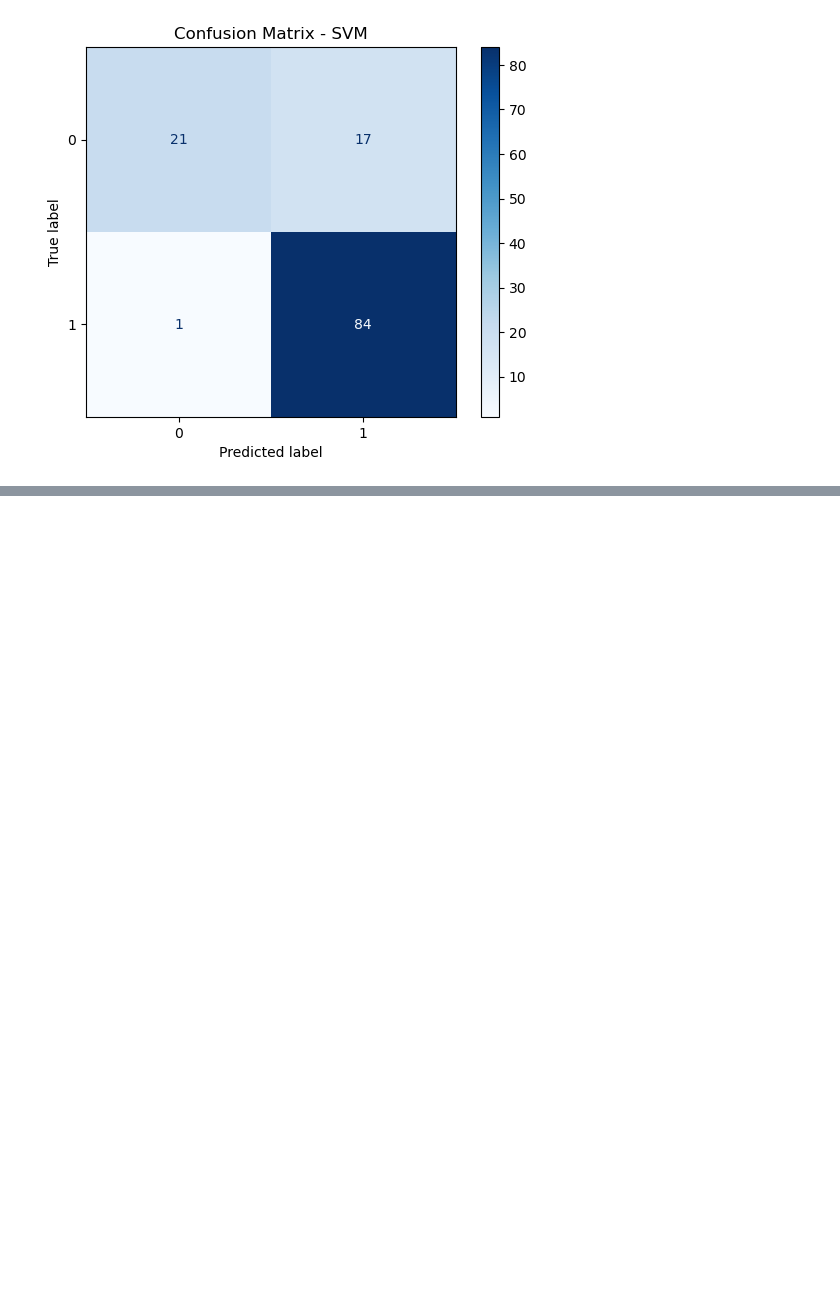
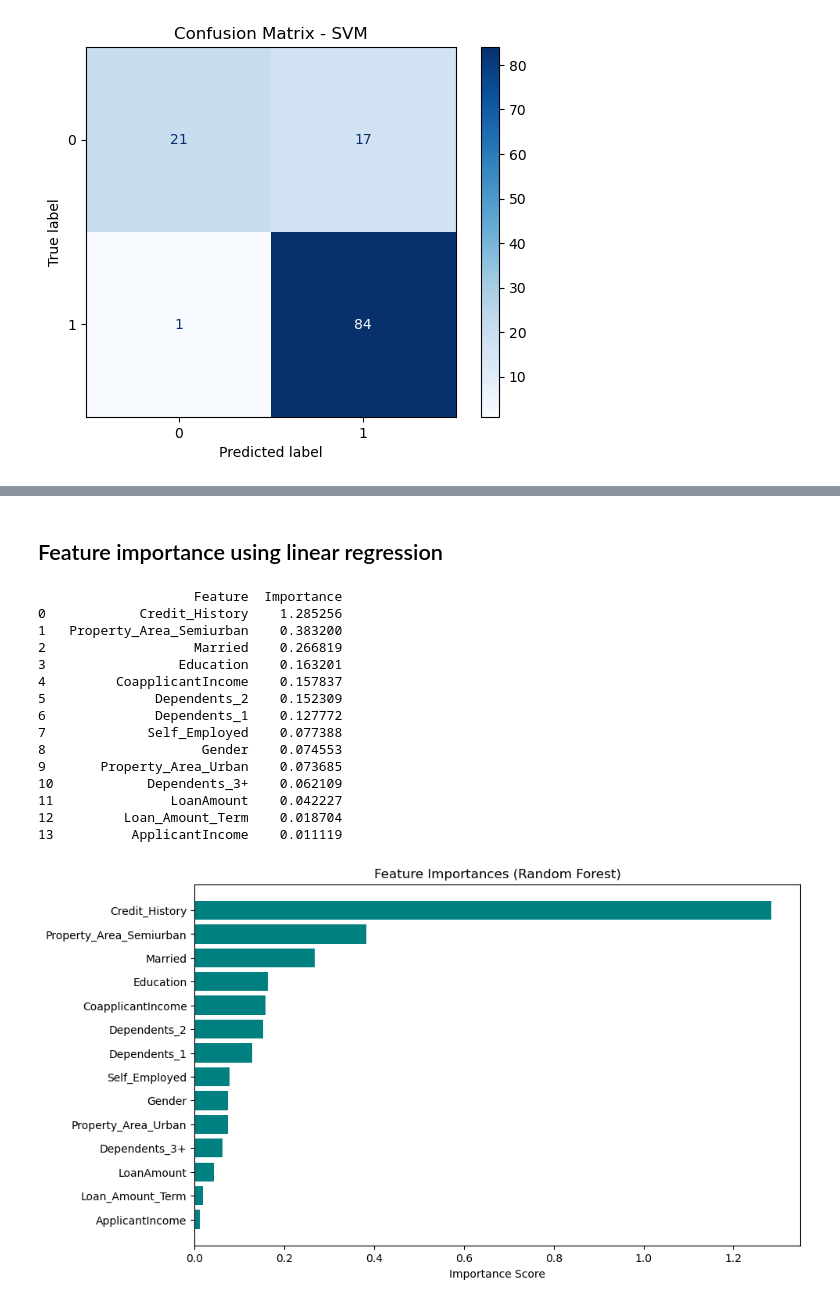
Before and after one commit to amritisinha7/Loan_approval_prediction, a Jupyter notebook: Loan_approval_prediction.ipynb, the cells around one changed output, grey strips where cells are left out. Saved outputs shown, nothing was run; the diff lists cells and outputs as text; code cells hidden in the pictures; blank space fills up the shorter version.

Commit message:
updated loan approval predection analysis

```diff
--- a/Loan_approval_prediction.ipynb
+++ b/Loan_approval_prediction.ipynb
@@ -484,7 +456,7 @@ log_reg = LogisticRegression(
 )
 
 # Train the model
-log_reg.fit(X_train, y_train)
+model_lr = log_reg.fit(X_train, y_train)
 
 # Predictions
 y_pred = log_reg.predict(X_test)
@@ -625 +595,50 @@ plt.show()
+# %% [markdown]
+## Feature importance using linear regression
+# %%
+feature_names = [
+    'Gender', 'Married', 'Education', 'Self_Employed',
+    'ApplicantIncome', 'CoapplicantIncome', 'LoanAmount',
+    'Loan_Amount_Term', 'Credit_History',
+    'Property_Area_Semiurban', 'Property_Area_Urban',
+    'Dependents_1', 'Dependents_2', 'Dependents_3+'
+]
+
+coefficients = model_lr.coef_[0]  # 1D array of coefficients
+
+# Create feature importance DataFrame
+importances = pd.DataFrame({
+    'Feature': feature_names,
+    'Importance': np.abs(coefficients)  # absolute value for importance
+})
+
+# Sort by importance
+importances = importances.sort_values(by='Importance', ascending=False).reset_index(drop=True)
+
+# Display table
+print(importances)
+
+# Plot feature importance
+plt.figure(figsize=(10, 6))
+plt.barh(importances['Feature'], importances['Importance'], color='teal')
+plt.title('Feature Importances (Random Forest)')
+plt.xlabel('Importance Score')
+plt.gca().invert_yaxis()
+plt.show()
+# %% [output]
+                    Feature  Importance
+0            Credit_History    1.285256
+1   Property_Area_Semiurban    0.383200
+2                   Married    0.266819
+3                 Education    0.163201
+4         CoapplicantIncome    0.157837
+5              Dependents_2    0.152309
+6              Dependents_1    0.127772
+7             Self_Employed    0.077388
+8                    Gender    0.074553
+9       Property_Area_Urban    0.073685
+10            Dependents_3+    0.062109
+11               LoanAmount    0.042227
+12         Loan_Amount_Term    0.018704
+13          ApplicantIncome    0.011119
+[figure, added]
 # %% [markdown]
```
Also changed, not shown: parts of 20 cells of this notebook.
